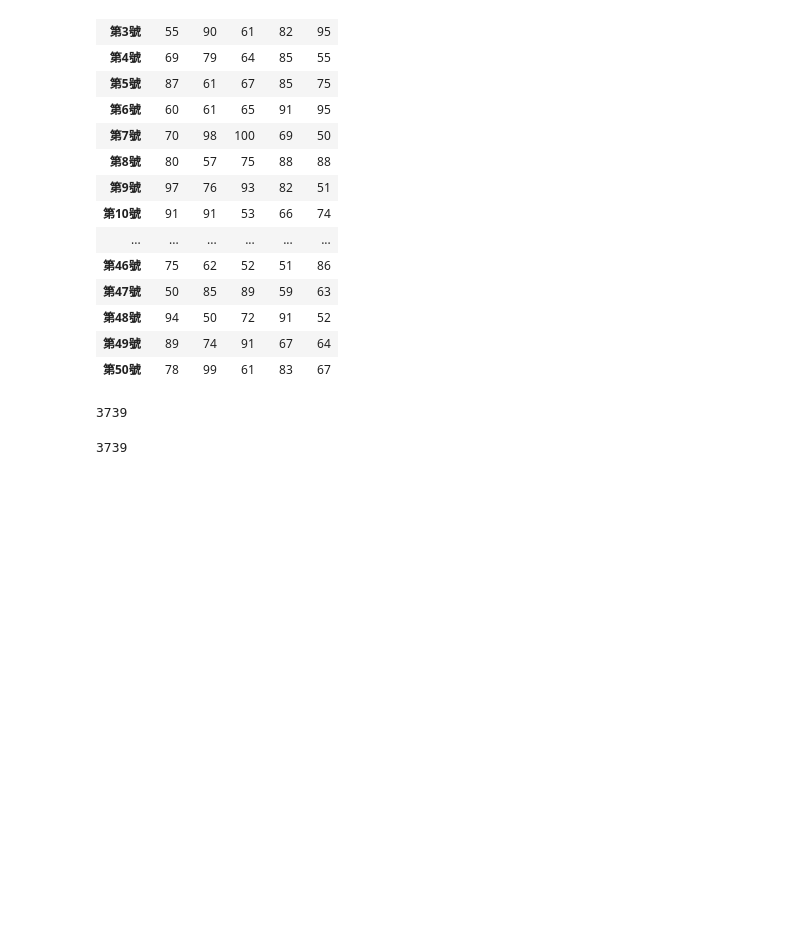
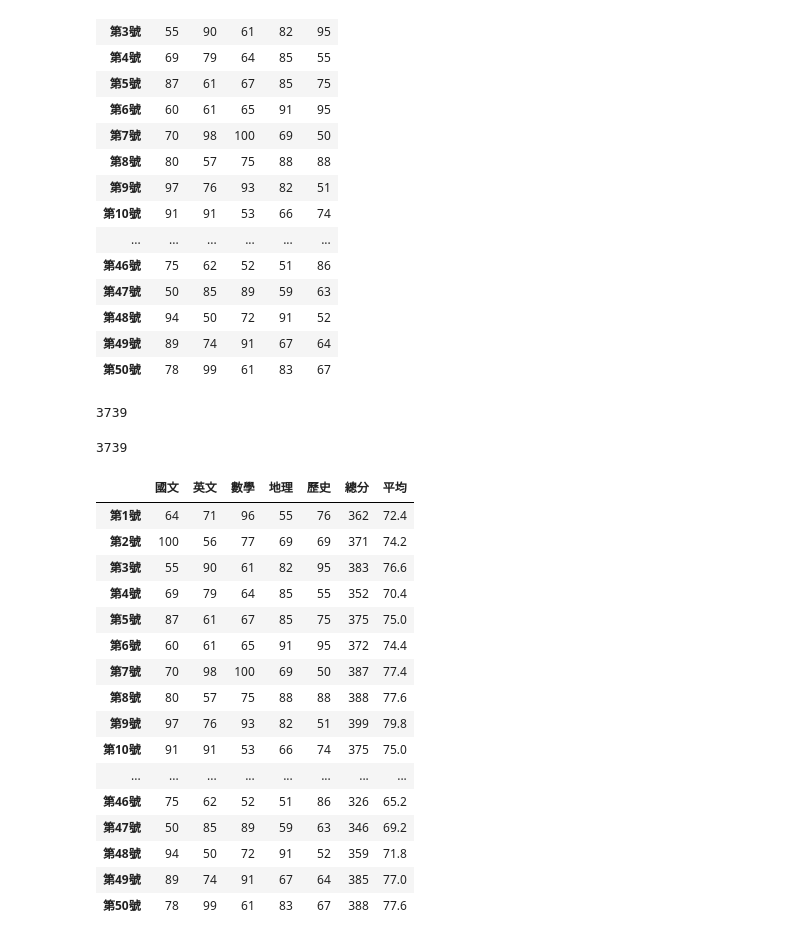
Before and after one commit to roberthsu2003/__2024_05_05_sunday__, a Jupyter notebook: lesson16/lesson17_1.ipynb, the cells around one changed output. Cells and saved outputs as stored; diff of their text form; code cells hidden in the pictures; blank space fills up the shorter version.

```diff
--- a/lesson16/lesson17_1.ipynb
+++ b/lesson16/lesson17_1.ipynb
@@ -42,3 +42,27 @@ import numpy as np
 np.sum(stu['國文'])
 # %% [output]
 3739
+# %%
+#DataFrame執行統計的方法
+stu
+stu['總分'] = stu.iloc[:,:5].sum(axis=1)
+stu['平均'] = stu.iloc[:,:5].mean(axis=1)
+stu
+# %% [output]
+|  | 國文 | 英文 | 數學 | 地理 | 歷史 | 總分 | 平均 |
+| 第1號 | 64 | 71 | 96 | 55 | 76 | 362 | 72.4 |
+| 第2號 | 100 | 56 | 77 | 69 | 69 | 371 | 74.2 |
+| 第3號 | 55 | 90 | 61 | 82 | 95 | 383 | 76.6 |
+| 第4號 | 69 | 79 | 64 | 85 | 55 | 352 | 70.4 |
+| 第5號 | 87 | 61 | 67 | 85 | 75 | 375 | 75.0 |
+| 第6號 | 60 | 61 | 65 | 91 | 95 | 372 | 74.4 |
+| 第7號 | 70 | 98 | 100 | 69 | 50 | 387 | 77.4 |
+| 第8號 | 80 | 57 | 75 | 88 | 88 | 388 | 77.6 |
+| 第9號 | 97 | 76 | 93 | 82 | 51 | 399 | 79.8 |
+| 第10號 | 91 | 91 | 53 | 66 | 74 | 375 | 75.0 |
+| ... | ... | ... | ... | ... | ... | ... | ... |
+| 第46號 | 75 | 62 | 52 | 51 | 86 | 326 | 65.2 |
+| 第47號 | 50 | 85 | 89 | 59 | 63 | 346 | 69.2 |
+| 第48號 | 94 | 50 | 72 | 91 | 52 | 359 | 71.8 |
+| 第49號 | 89 | 74 | 91 | 67 | 64 | 385 | 77.0 |
+| 第50號 | 78 | 99 | 61 | 83 | 67 | 388 | 77.6 |
```
Also changed, not shown: parts of 1 cell of this notebook.
